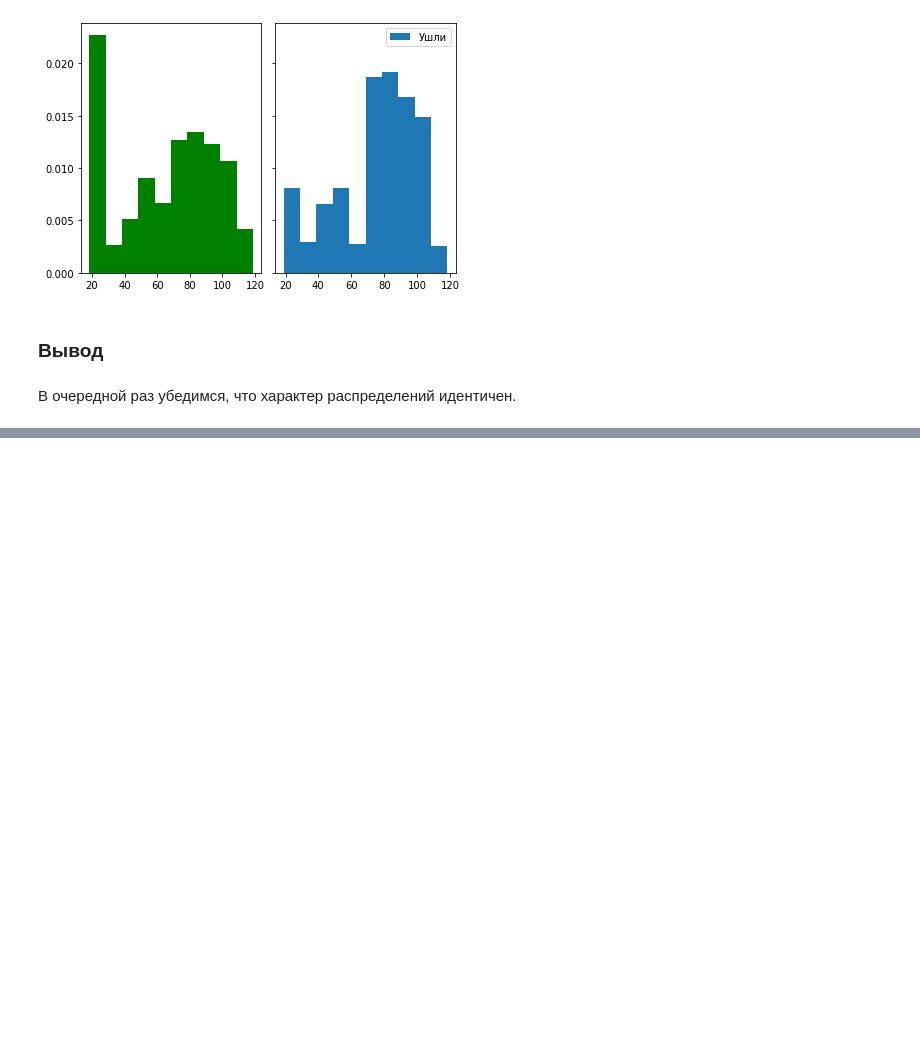
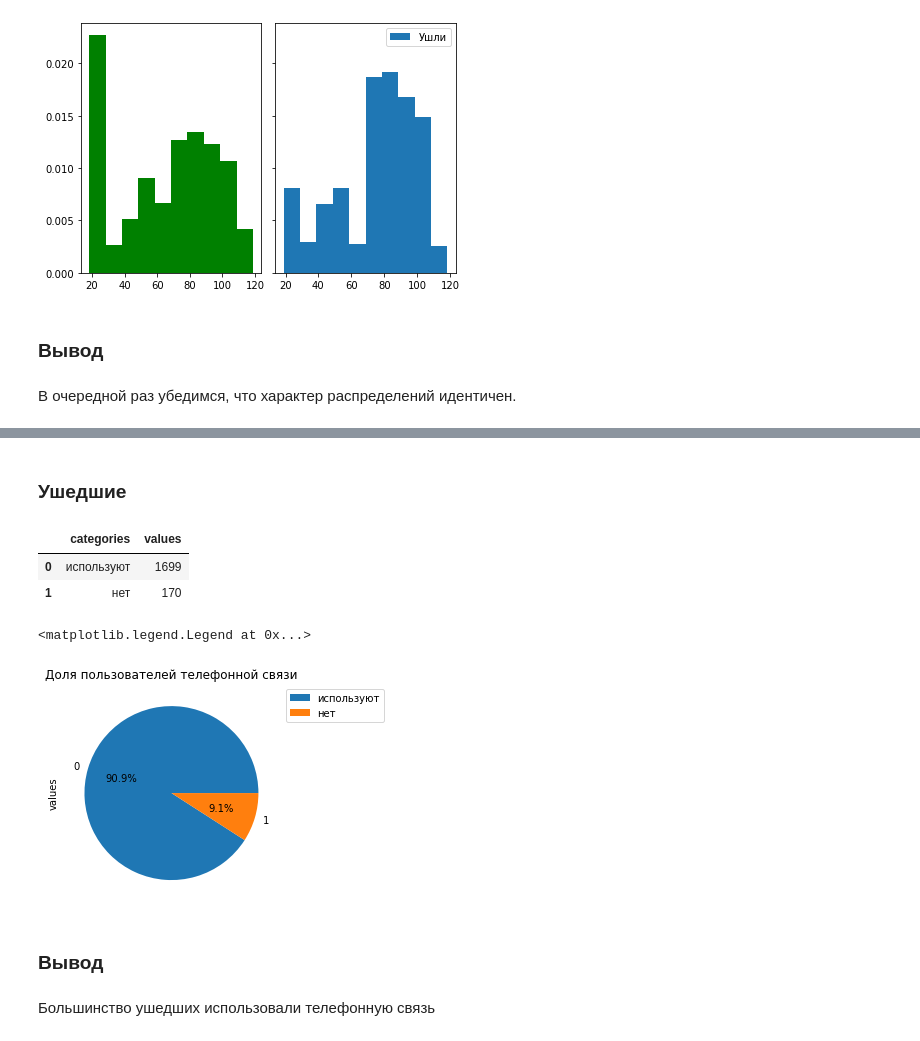
Before and after one commit to Chularev/study_cv, a Jupyter notebook: addition_task.ipynb, the cells around one changed output, grey strips where cells are left out. Cells and saved outputs as stored; diff of their text form; code cells hidden in the pictures; blank space fills up the shorter version.

```diff
--- a/addition_task.ipynb
+++ b/addition_task.ipynb
@@ -808,0 +813,25 @@ plt.show()
+# %% [markdown]
+### Ушедшие
+# %%
+used_count = len(data[(data['target'] == False) & (data['customerID'].isin(phone['customerID'].values))])
+# %%
+table.loc[0,'values'] = used_count
+# %%
+table.loc[1,'values'] = len(data[data['target'] == False]) - used_count
+# %%
+table
+# %% [output]
+|  | categories | values |
+| 0 | используют | 1699 |
+| 1 | нет | 170 |
+# %%
+title='Доля пользователей телефонной связи'
+# %%
+table.plot(kind='pie', y='values', title=title, autopct='%1.1f%%').legend(table['categories'],bbox_to_anchor=(1.5, 1))
+# %% [output]
+<matplotlib.legend.Legend at 0x...>
+[figure, added]
+# %% [markdown]
+### Вывод
+# %% [markdown]
+Большинство ушедших использовали телефонную связь
```
Also changed, not shown: parts of 3 cells of this notebook.
